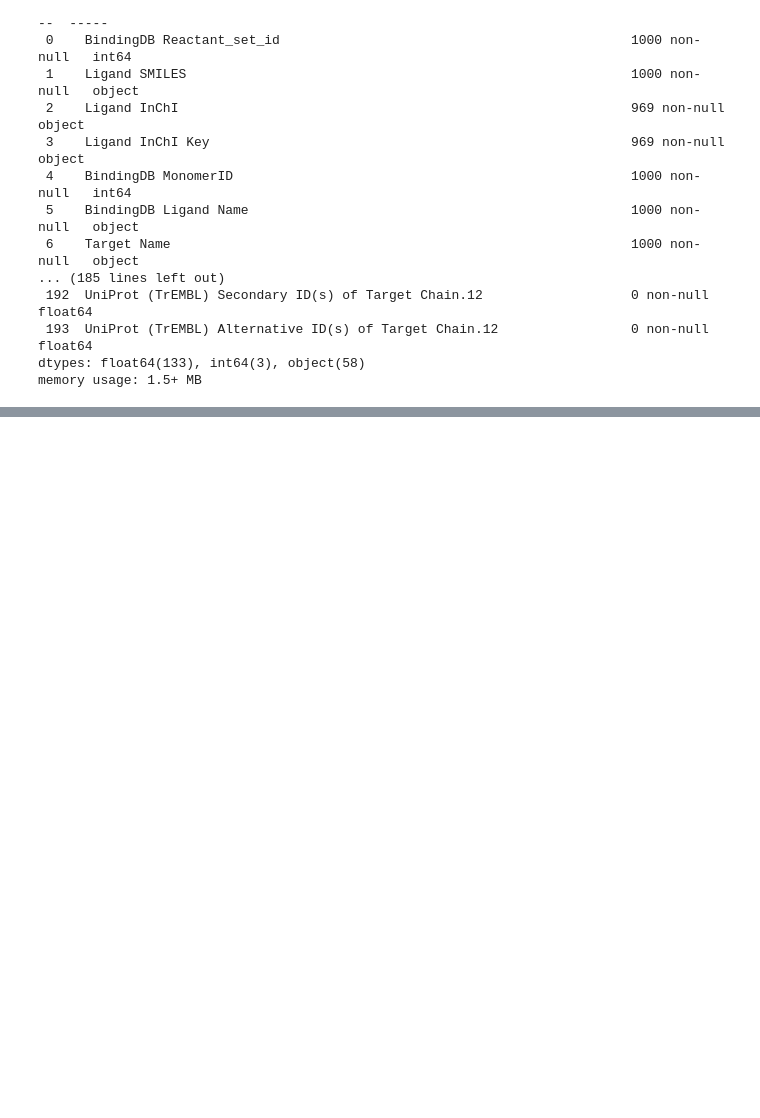
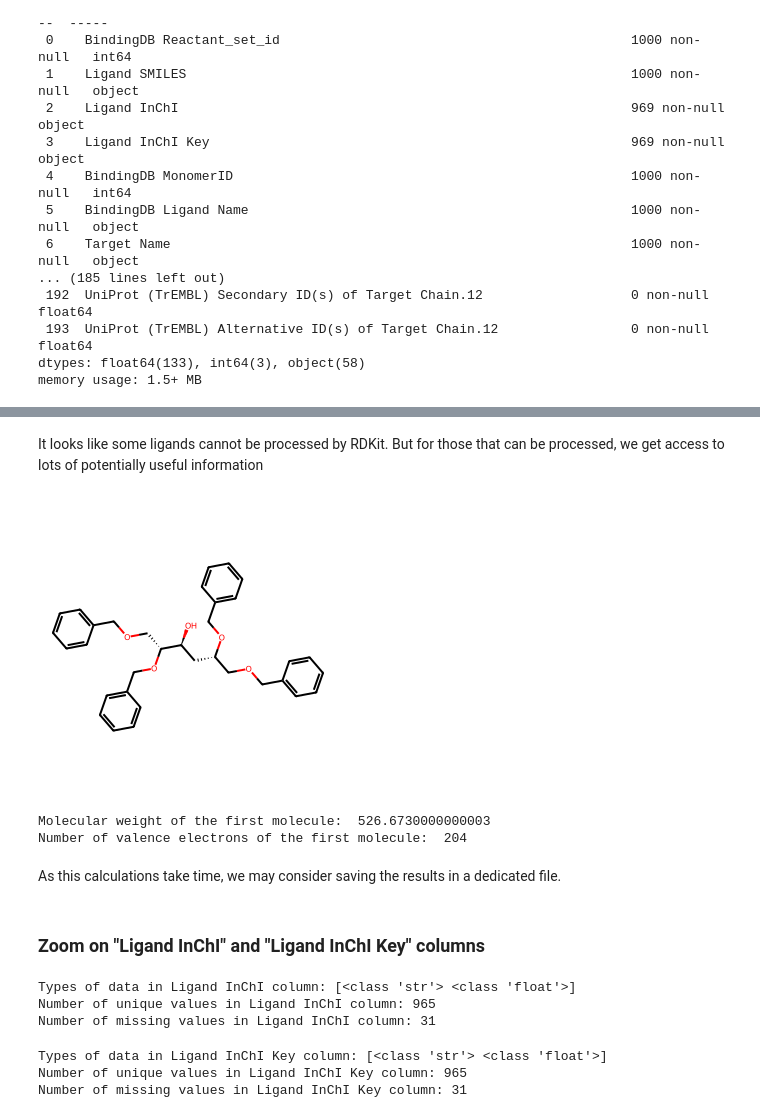
Before and after one commit to epfl-ada/ada-2024-project-laambada, a Jupyter notebook: analysis_Aya.ipynb, the cells around one changed output, grey strips where cells are left out. Cells and saved outputs as stored; diff of their text form; code cells hidden in the pictures; blank space fills up the shorter version.

Commit message:
Column analysis

```diff
--- a/analysis_Aya.ipynb
+++ b/analysis_Aya.ipynb
@@ -2,0 +5,3 @@ import pandas as pd
+# %%
+DATA_PATH = './src/data/'
+DATA = DATA_PATH + 'BindingDB_sample.tsv'
@@ -3,5 +12,7 @@ import pandas as pd
 # %%
-df = pd.read_csv("data/BindingDB_sample.tsv", sep="\t")
+df = pd.read_csv(DATA, sep="\t", on_bad_lines='skip', dtype={
+    "BindingDB Reactant_set_id": np.int32,
+})
 df.info(verbose=True, show_counts=True)
 # %% [output]
 <class 'pandas.core.frame.DataFrame'>
@@ -23,0 +94,34 @@ memory usage: 1.5+ MB
+# %% [markdown]
+It looks like some ligands cannot be processed by RDKit. But for those that can be processed, we get access to lots of potentially useful information
+# %%
+# Example molecule
+from rdkit.Chem import Draw
+
+sample_molecule = Chem.MolFromSmiles(df["Ligand SMILES"].iloc[0])
+Draw.MolToImage(sample_molecule)
+# %% [output]
+[figure, added]
+# %%
+from rdkit.Chem import Descriptors
+
+print("Molecular weight of the first molecule: ", Descriptors.MolWt(sample_molecule))
+print("Number of valence electrons of the first molecule: ", Descriptors.NumValenceElectrons(sample_molecule))
+# %% [output]
+Molecular weight of the first molecule:  526.6730000000003
+Number of valence electrons of the first molecule:  204
+# %% [markdown]
+As this calculations take time, we may consider saving the results in a dedicated file.
+# %% [markdown]
+### Zoom on "Ligand InChI" and "Ligand InChI Key" columns
+# %%
+describe_column("Ligand InChI")
+# %% [output]
+Types of data in Ligand InChI column: [<class 'str'> <class 'float'>]
+Number of unique values in Ligand InChI column: 965
+Number of missing values in Ligand InChI column: 31
+# %%
+describe_column("Ligand InChI Key")
+# %% [output]
+Types of data in Ligand InChI Key column: [<class 'str'> <class 'float'>]
+Number of unique values in Ligand InChI Key column: 965
+Number of missing values in Ligand InChI Key column: 31
```
Also changed, not shown: parts of 23 cells of this notebook, 3 other files.
